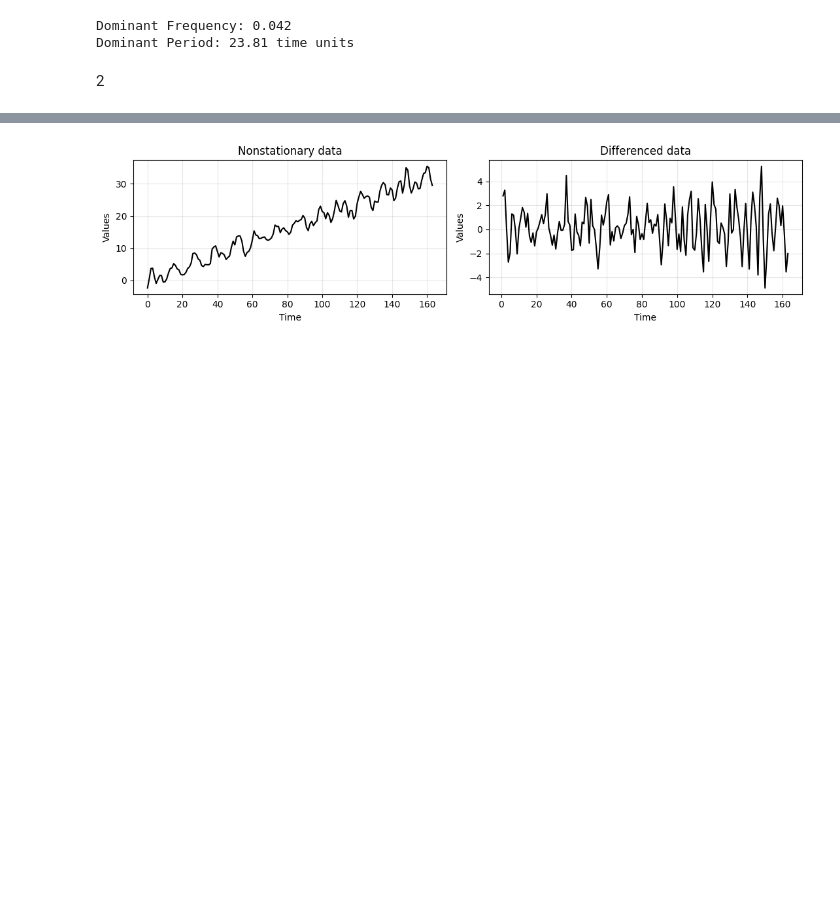
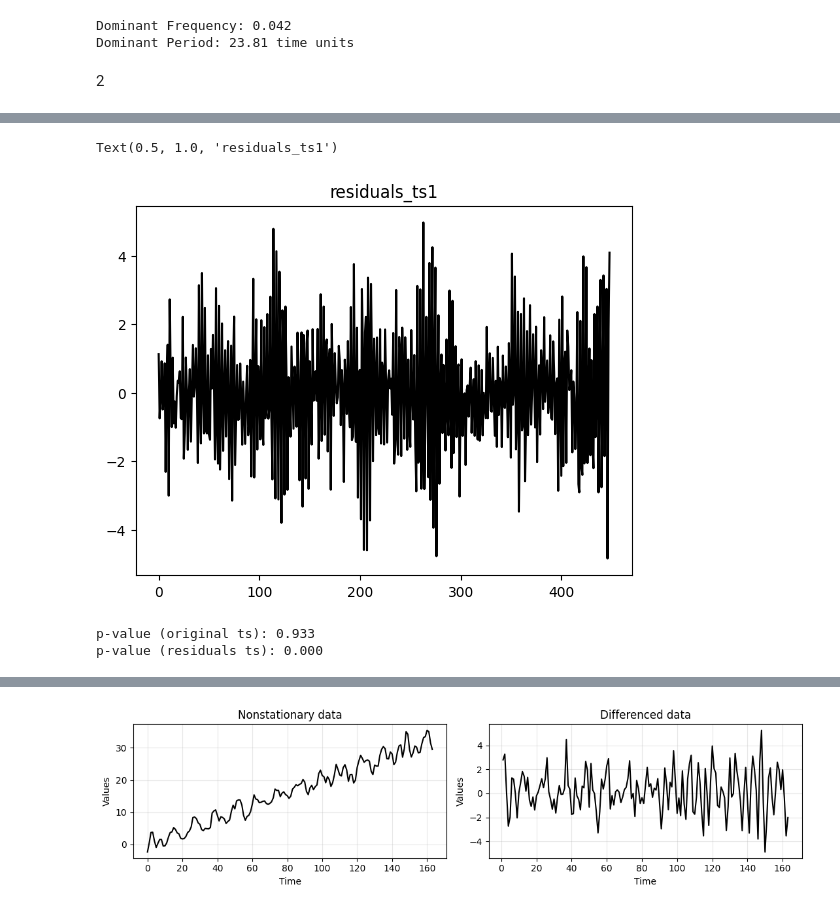
Before and after one commit to QS1lE/ml_time.series.2, a Jupyter notebook: practice 4/4 ar_ma.ipynb, the cells around one changed output, grey strips where cells are left out. Drawn from its saved outputs; the diff is of its cells as text; code cells hidden in the pictures; blank space fills up the shorter version.

```diff
--- a/practice 4/4 ar_ma.ipynb
+++ b/practice 4/4 ar_ma.ipynb
@@ -974,0 +986,2 @@ arma_ts2_test = arma_ts2[-100:]
+# %%
+residuals_ts1 = arma_ts1_train - trend_and_seasonality_ar_1
@@ -974,0 +994,14 @@ arma_ts2_test = arma_ts2[-100:]
+# %%
+plt.plot(residuals_ts1, 'k')
+plt.title('residuals_ts1')
+# %% [output]
+Text(0.5, 1.0, 'residuals_ts1')
+[figure, added]
+# %%
+_, pvalue_ts1, _, _, _, _ = adfuller(arma_ts1_train)
+print(f"p-value (original ts): {pvalue_ts1:.3f}")
+_, pvalue_ts1_res, _, _, _, _ = adfuller(residuals_ts1)
+print(f"p-value (residuals ts): {pvalue_ts1_res:.3f}")
+# %% [output]
+p-value (original ts): 0.933
+p-value (residuals ts): 0.000
```
Also changed, not shown: parts of 8 cells of this notebook.
